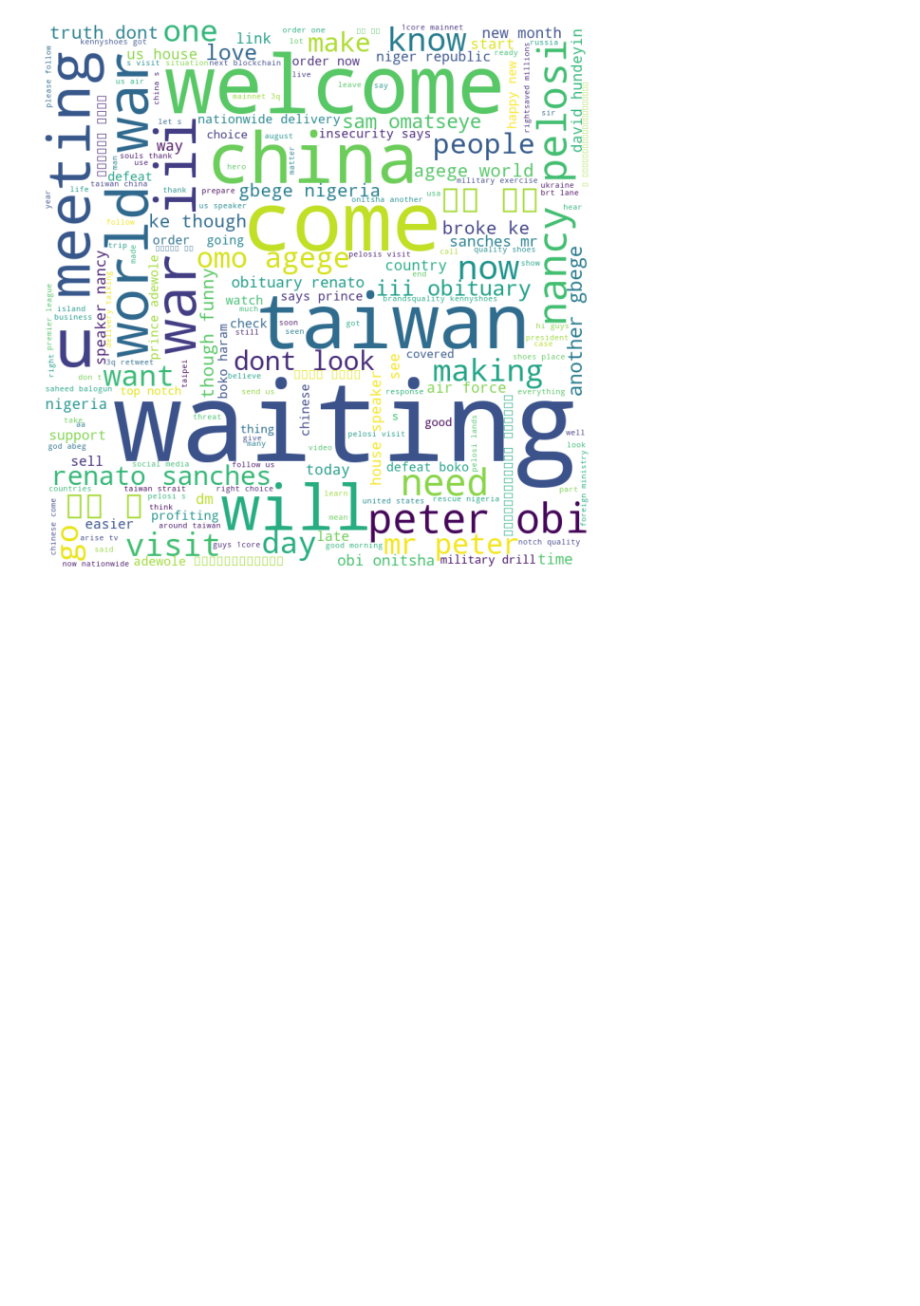
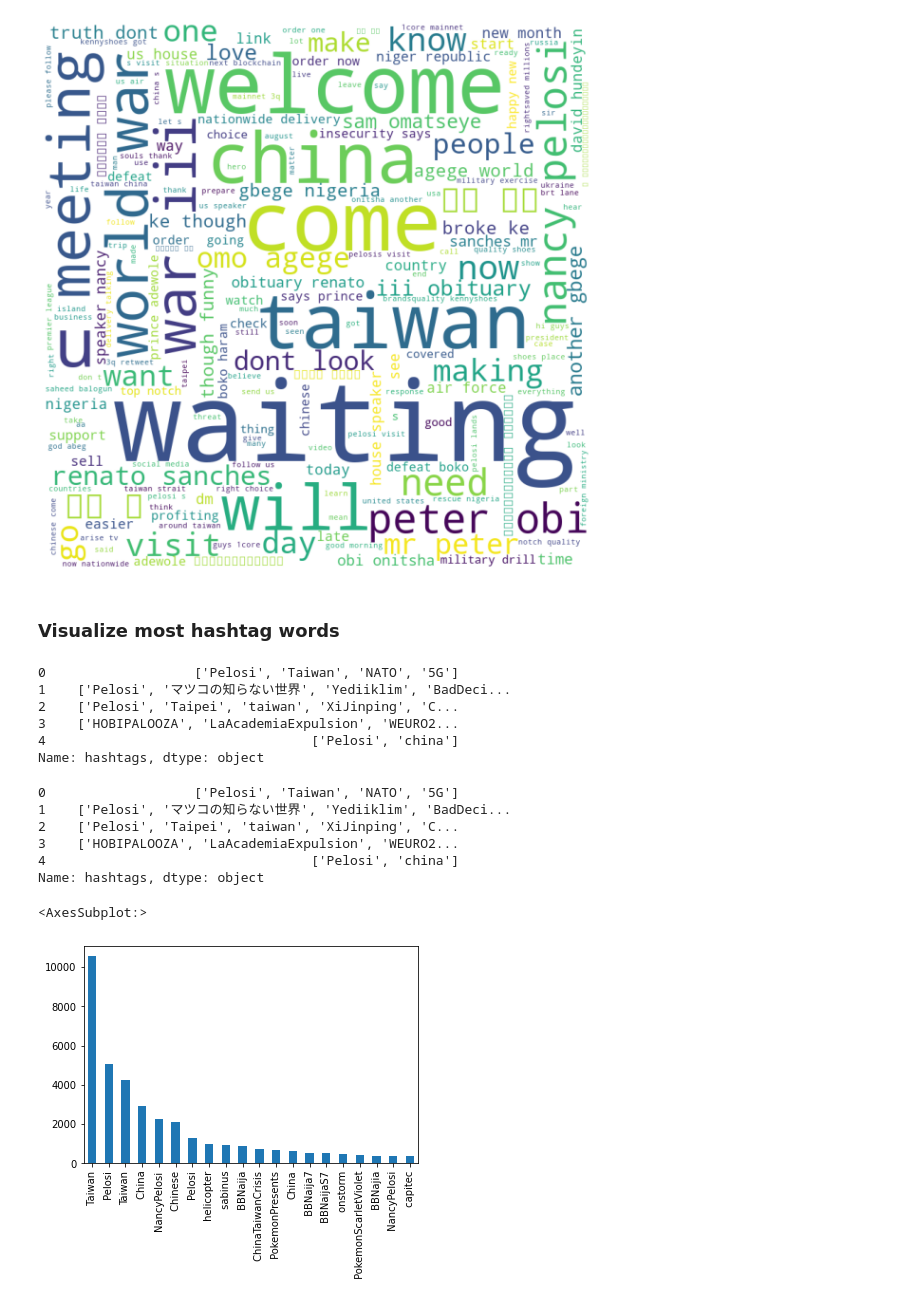
Before and after one commit to Nathnael12/Twitter-Data-Analysis, a Jupyter notebook: notebooks/data_exploration.ipynb, the cells around one changed output. Drawn from its saved outputs; the diff is of its cells as text; code cells hidden in the pictures; blank space fills up the shorter version.

Commit message:
data visualization - most hashtags

```diff
--- a/notebooks/data_exploration.ipynb
+++ b/notebooks/data_exploration.ipynb
@@ -291,3 +291,39 @@ plt.tight_layout(pad = 0)
 plt.show()
 # %% [output]
 [figure]
+# %% [markdown]
+### Visualize most hashtag words
+# %%
+cleaned_df.hashtags.head()
+# %% [output]
+0                   ['Pelosi', 'Taiwan', 'NATO', '5G']
+1    ['Pelosi', 'マツコの知らない世界', 'Yediiklim', 'BadDeci...
+2    ['Pelosi', 'Taipei', 'taiwan', 'XiJinping', 'C...
+3    ['HOBIPALOOZA', 'LaAcademiaExpulsion', 'WEURO2...
+4                                  ['Pelosi', 'china']
+Name: hashtags, dtype: object
+# %%
+# remove empty hashtags
+cleaned_df.drop(cleaned_df[cleaned_df['hashtags']=="[]"].index,inplace=True)
+cleaned_df.hashtags.head()
+# %% [output]
+0                   ['Pelosi', 'Taiwan', 'NATO', '5G']
+1    ['Pelosi', 'マツコの知らない世界', 'Yediiklim', 'BadDeci...
+2    ['Pelosi', 'Taipei', 'taiwan', 'XiJinping', 'C...
+3    ['HOBIPALOOZA', 'LaAcademiaExpulsion', 'WEURO2...
+4                                  ['Pelosi', 'china']
+Name: hashtags, dtype: object
+# %%
+flattened_hashtags_df = pd.DataFrame(
+    [hashtag for hashtags_list in cleaned_df.hashtags
+    for hashtag in hashtags_list.split(',')],
+    columns=['hashtag'])
+
+flattened_hashtags_df.drop(flattened_hashtags_df[flattened_hashtags_df['hashtag'] == ""].index, inplace=True)
+flattened_hashtags_df.reset_index(drop=True, inplace=True)
+flattened_hashtags_df['hashtag']=flattened_hashtags_df.hashtag.apply(extract_text_from_hashtag)
+# %%
+flattened_hashtags_df.hashtag.value_counts()[:20].plot(kind='bar')
+# %% [output]
+<AxesSubplot:>
+[figure, added]
```
Also changed, not shown: parts of 1 cell of this notebook.
